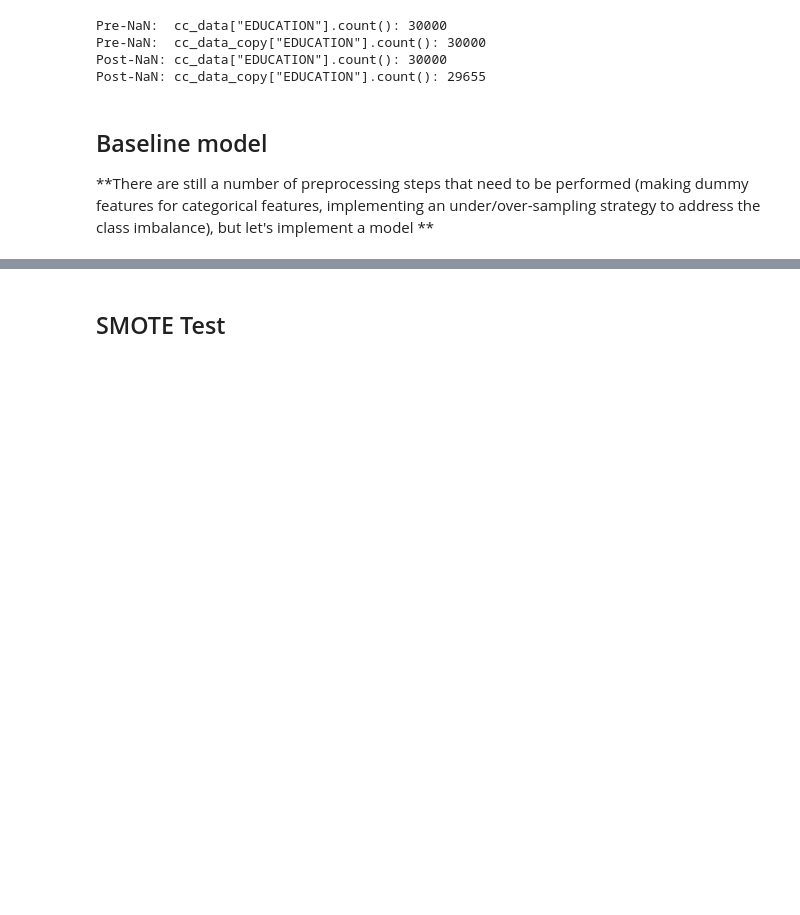
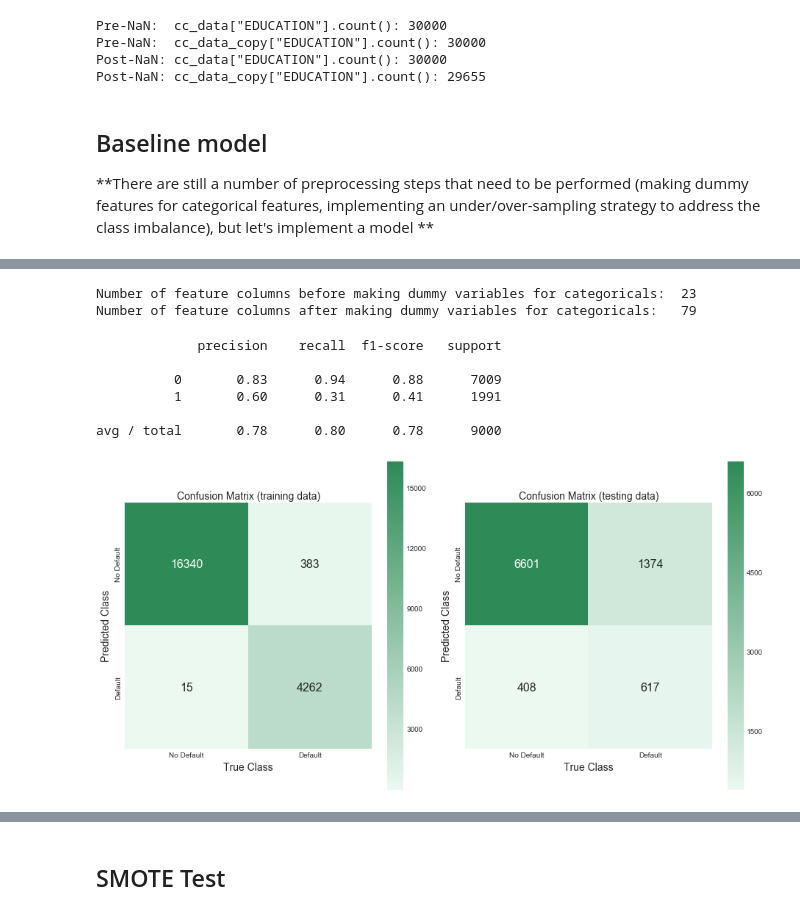
Before and after one commit to MattTriano/personal_site_public, a Jupyter notebook: Credit_Card_data.ipynb, the cells around one changed output, grey strips where cells are left out. Cells and saved outputs as stored; diff of their text form; code cells hidden in the pictures; blank space fills up the shorter version.

```diff
--- a/Credit_Card_data.ipynb
+++ b/Credit_Card_data.ipynb
@@ -378,0 +444,3 @@ roc_plotter(pipeline, X_test, y_test)
+# %%
+for cat in cats:
+    cc_data_copy[cat] = cc_data_copy[cat].astype('category')
@@ -378,0 +476,8 @@ roc_plotter(pipeline, X_test, y_test)
+# %%
+print('Number of feature columns before making dummy variables for categoricals: {:3}'
+      .format(cc_data_copy.shape[1]))
+print('Number of feature columns after making dummy variables for categoricals:  {:3}'
+      .format(dummy_df.shape[1]))
+# %% [output]
+Number of feature columns before making dummy variables for categoricals:  23
+Number of feature columns after making dummy variables for categoricals:   79
@@ -379 +494,14 @@ roc_plotter(pipeline, X_test, y_test)
+# %%
+pipeline.fit(X_train, y_train)
+y_pred = pipeline.predict(X_test)
+print(classification_report(y_test, y_pred))
+confusion_mat_plotter(pipeline, X_train, X_test, y_train, y_test, ['No Default', 'Default'])
+# %% [output]
+             precision    recall  f1-score   support
+
+          0       0.83      0.94      0.88      7009
+          1       0.60      0.31      0.41      1991
+
+avg / total       0.78      0.80      0.78      9000
+[figure, added]
 # %%
```
Also changed, not shown: parts of 38 cells of this notebook, 2 other files.
